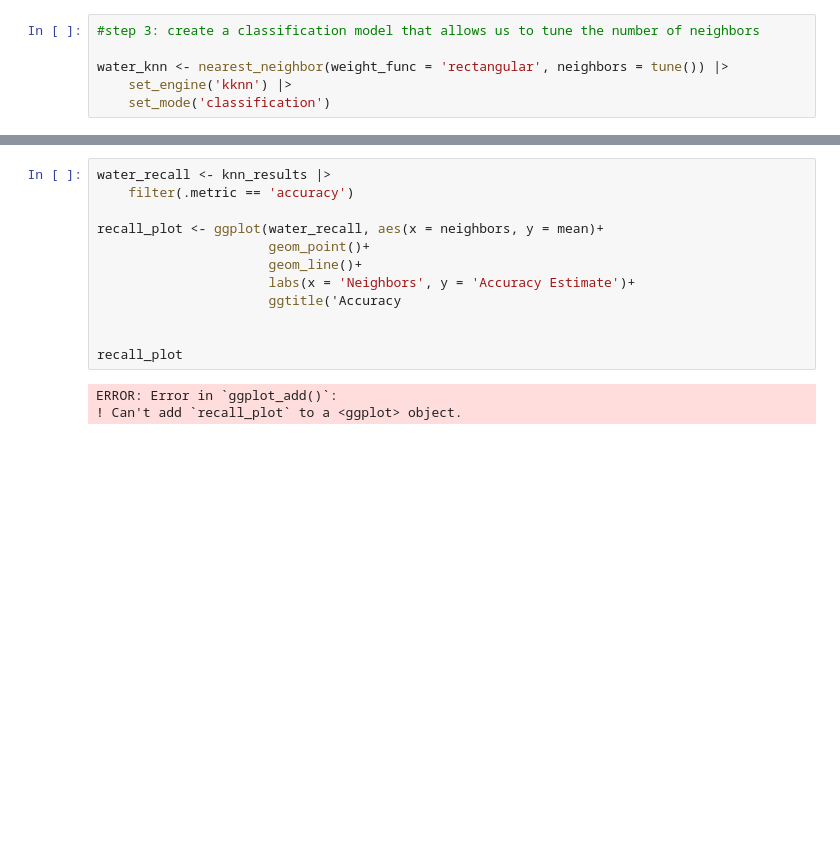
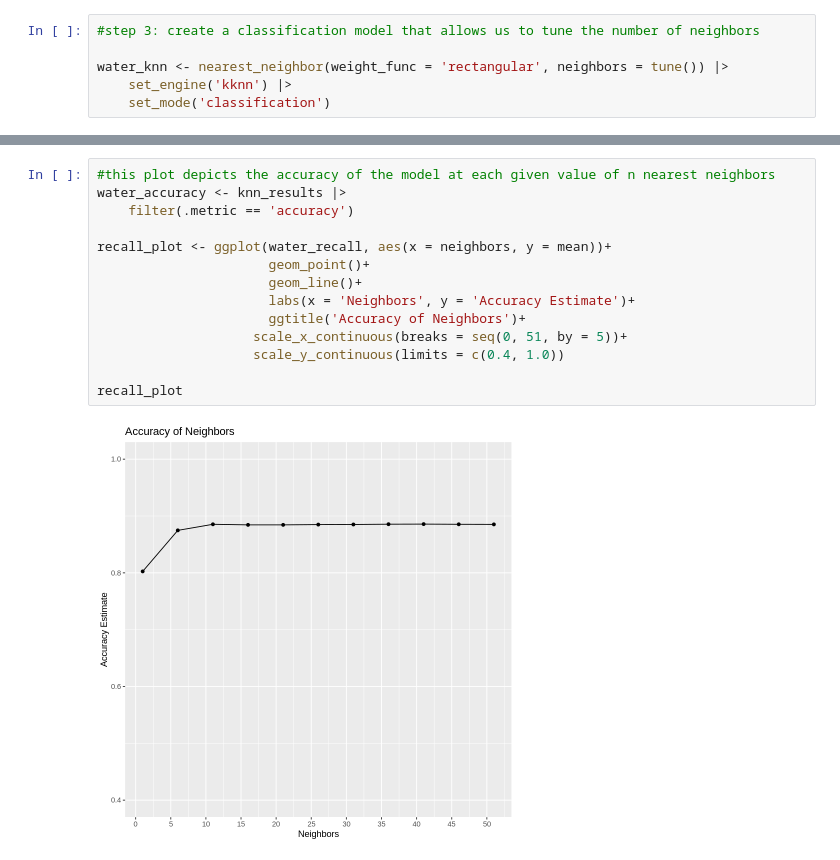
Before and after one commit to zayan-sheikh/DSCI-G13-Project, a Jupyter notebook: group_project_report.ipynb, the cells around one changed output, grey strips where cells are left out. Drawn from its saved outputs; the diff is of its cells as text; blank space fills up the shorter version.

```diff
--- a/group_project_report.ipynb
+++ b/group_project_report.ipynb
@@ -165,15 +164,16 @@ A tibble: 16 × 7
 # %%
-water_recall <- knn_results |>
+#this plot depicts the accuracy of the model at each given value of n nearest neighbors
+water_accuracy <- knn_results |>
     filter(.metric == 'accuracy')
 
-recall_plot <- ggplot(water_recall, aes(x = neighbors, y = mean)+
+recall_plot <- ggplot(water_recall, aes(x = neighbors, y = mean))+
                       geom_point()+
                       geom_line()+
                       labs(x = 'Neighbors', y = 'Accuracy Estimate')+
-                      ggtitle('Accuracy
-
+                      ggtitle('Accuracy of Neighbors')+
+                    scale_x_continuous(breaks = seq(0, 51, by = 5))+
+                    scale_y_continuous(limits = c(0.4, 1.0))
 
 recall_plot
 # %% [output]
-ERROR: Error in `ggplot_add()`:
-! Can't add `recall_plot` to a <ggplot> object.
+[figure, added]
```
Also changed, not shown: parts of 15 cells of this notebook.
